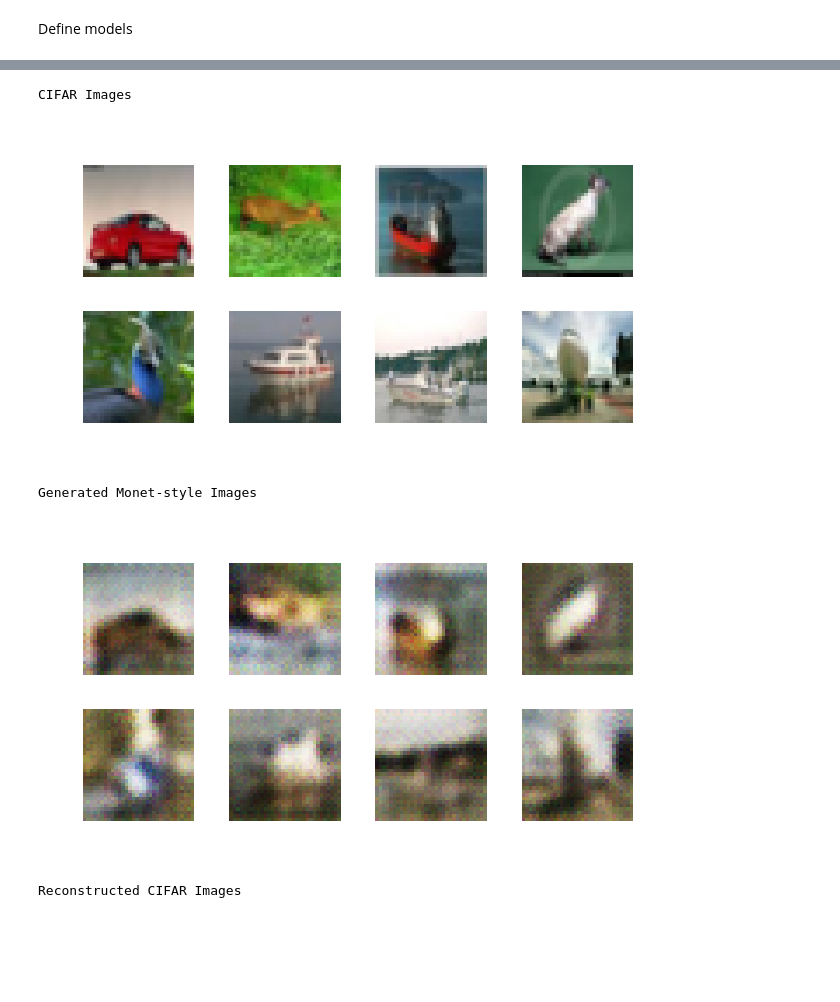
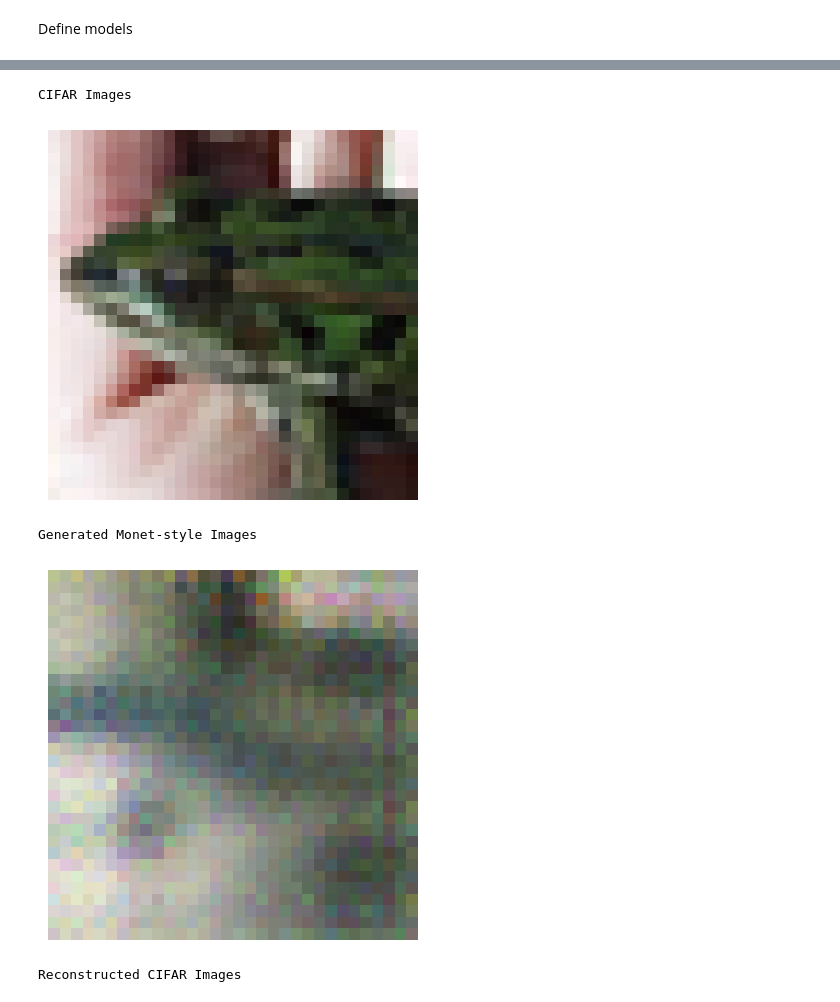
Before and after one commit to elliekkim/monet-gan, a Jupyter notebook: cycle_gan_cifar.ipynb, the cells around one changed output, grey strips where cells are left out. Saved outputs shown, nothing was run; the diff lists cells and outputs as text; code cells hidden in the pictures; blank space fills up the shorter version.

```diff
--- a/cycle_gan_cifar.ipynb
+++ b/cycle_gan_cifar.ipynb
@@ -47,7 +70,7 @@ monet = Monet()
 cifar = CIFAR10(root="./cifar10", train=True,
                 download=True, transform=to_tensor)
 
-batch_size = 16
+batch_size = 1
 monet_loader = DataLoader(monet, batch_size=batch_size, shuffle=True)
 cifar_loader = DataLoader(cifar, batch_size=batch_size, shuffle=True)
 # %% [output]
@@ -284,29 +350,29 @@ Epoch [2/2] | Loss G: 5.1944 | Loss DX: 0.0002 | Loss DY: 0.0002
 # %%
 # now let's test our cyclegan after training to see if it actually works:
 
-generator_g.load_state_dict(torch.load("generator_g.pth"))
-generator_f.load_state_dict(torch.load("generator_f.pth"))
-generator_g.eval()
-generator_f.eval()
+# generator_g.load_state_dict(torch.load("generator_g.pth"))
+# generator_f.load_state_dict(torch.load("generator_f.pth"))
+# generator_g.eval()
+# generator_f.eval()
 
 real_x, _ = next(iter(cifar_loader))
 real_x = real_x.cuda()
 
 fake_y = generator_g(real_x).detach()
 reconstructed_x = generator_f(fake_y).detach()
 
 fake_y = fake_y.cpu()
 reconstructed_x = reconstructed_x.cpu()
 
 print("CIFAR Images")
 show_images(real_x[:8].cpu())
 print("Generated Monet-style Images")
 show_images(fake_y[:8])
 print("Reconstructed CIFAR Images")
 show_images(reconstructed_x[:8])
 # %% [output]
 CIFAR Images
-[figure, old version]
+[figure, new version]
 Generated Monet-style Images
-[figure, old version]
+[figure, new version]
 Reconstructed CIFAR Images
```
Also changed, not shown: parts of 8 cells of this notebook.
